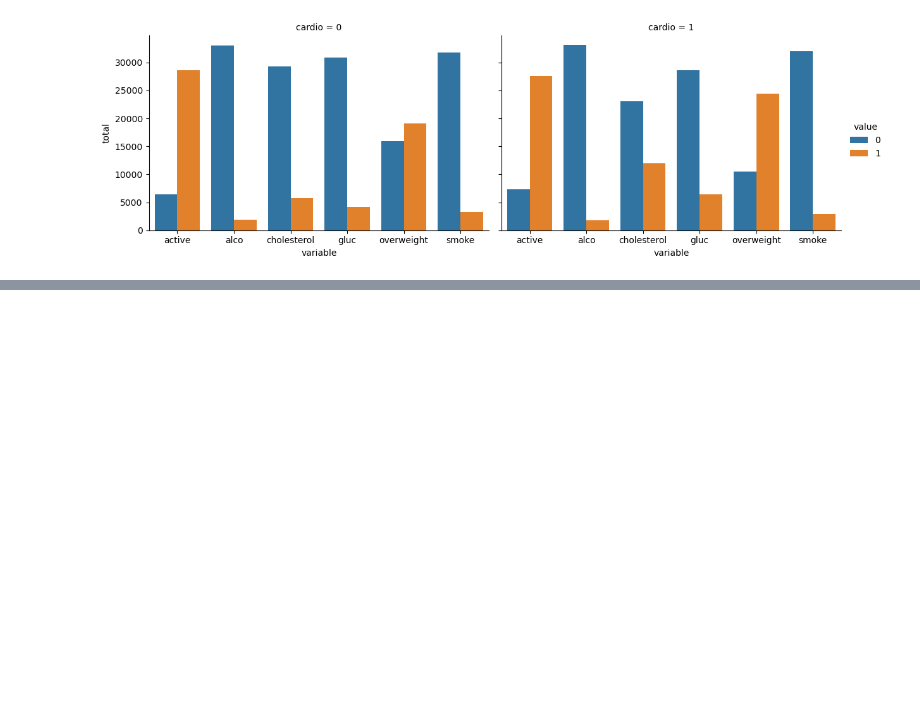
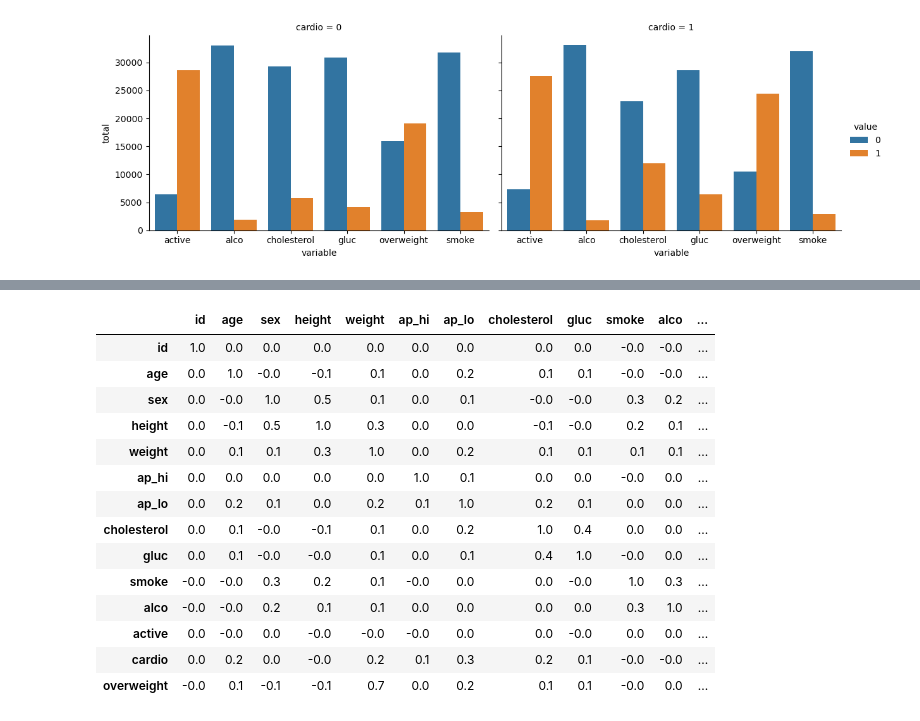
Before and after one commit to mikemilio/medical-data-visualiser, a Jupyter notebook: Untitled.ipynb, the cells around one changed output, grey strips where cells are left out. Cells and saved outputs as stored; diff of their text form; code cells hidden in the pictures; blank space fills up the shorter version.

```diff
--- a/Untitled.ipynb
+++ b/Untitled.ipynb
@@ -43,7 +45,8 @@ memory usage: 6.9 MB
 #### q2
 Add an overweight column to the data. To determine if a person is overweight, first calculate their BMI by dividing their weight in kilograms by the square of their height in meters. If that value is > 25 then the person is overweight. Use the value 0 for NOT overweight and the value 1 for overweight.
 # %%
-df['overweight'] = df[['weight', 'height']].apply(lambda x: 1 if x[0] / ( (x[1] / 100) ** 2 ) > 25 else 0, axis=1)
+# df['overweight'] = df[['weight', 'height']].apply(lambda x: 1 if x[0] / ( (x[1] / 100) ** 2 ) > 25 else 0, axis=1)
+df['overweight'] = ( (df['weight'] / ( (df['height'] / 100)**2) ) >= 25 ).astype(int)
 df.head()
 # %% [output]
 |  | age | sex | height | weight | ap_hi | ap_lo | cholesterol | gluc | smoke | alco | active | ... |
@@ -57,8 +60,12 @@ df.head()
 #### q3
 Normalize data by making 0 always good and 1 always bad. If the value of cholesterol or gluc is 1, set the value to 0. If the value is more than 1, set the value to 1.
 # %%
-df['cholesterol'] = df['cholesterol'].apply(lambda x: 0 if x == 1 else 1 )
-df['gluc'] = df['gluc'].apply(lambda x: 0 if x == 1 else 1 )
+# df['cholesterol'] = df['cholesterol'].apply(lambda x: 0 if x == 1 else 1 )
+df['cholesterol'] = (df['cholesterol'] > 1).astype(int)
+
+# df['gluc'] = df['gluc'].apply(lambda x: 0 if x == 1 else 1 )
+df['gluc'] = (df['gluc'] > 1).astype(int)
+
 df.head()
 # %% [output]
 |  | age | sex | height | weight | ap_hi | ap_lo | cholesterol | gluc | smoke | alco | active | ... |
@@ -104,0 +136,19 @@ fig.savefig('catplot-mike.png')
+# %%
+corr = df_heat.corr().round(1)
+corr
+# %% [output]
+|  | id | age | sex | height | weight | ap_hi | ap_lo | cholesterol | gluc | smoke | alco | ... |
+| id | 1.0 | 0.0 | 0.0 | 0.0 | 0.0 | 0.0 | 0.0 | 0.0 | 0.0 | -0.0 | -0.0 | ... |
+| age | 0.0 | 1.0 | -0.0 | -0.1 | 0.1 | 0.0 | 0.2 | 0.1 | 0.1 | -0.0 | -0.0 | ... |
+| sex | 0.0 | -0.0 | 1.0 | 0.5 | 0.1 | 0.0 | 0.1 | -0.0 | -0.0 | 0.3 | 0.2 | ... |
+| height | 0.0 | -0.1 | 0.5 | 1.0 | 0.3 | 0.0 | 0.0 | -0.1 | -0.0 | 0.2 | 0.1 | ... |
+| weight | 0.0 | 0.1 | 0.1 | 0.3 | 1.0 | 0.0 | 0.2 | 0.1 | 0.1 | 0.1 | 0.1 | ... |
+| ap_hi | 0.0 | 0.0 | 0.0 | 0.0 | 0.0 | 1.0 | 0.1 | 0.0 | 0.0 | -0.0 | 0.0 | ... |
+| ap_lo | 0.0 | 0.2 | 0.1 | 0.0 | 0.2 | 0.1 | 1.0 | 0.2 | 0.1 | 0.0 | 0.0 | ... |
+| cholesterol | 0.0 | 0.1 | -0.0 | -0.1 | 0.1 | 0.0 | 0.2 | 1.0 | 0.4 | 0.0 | 0.0 | ... |
+| gluc | 0.0 | 0.1 | -0.0 | -0.0 | 0.1 | 0.0 | 0.1 | 0.4 | 1.0 | -0.0 | 0.0 | ... |
+| smoke | -0.0 | -0.0 | 0.3 | 0.2 | 0.1 | -0.0 | 0.0 | 0.0 | -0.0 | 1.0 | 0.3 | ... |
+| alco | -0.0 | -0.0 | 0.2 | 0.1 | 0.1 | 0.0 | 0.0 | 0.0 | 0.0 | 0.3 | 1.0 | ... |
+| active | 0.0 | -0.0 | 0.0 | -0.0 | -0.0 | -0.0 | 0.0 | 0.0 | -0.0 | 0.0 | 0.0 | ... |
+| cardio | 0.0 | 0.2 | 0.0 | -0.0 | 0.2 | 0.1 | 0.3 | 0.2 | 0.1 | -0.0 | -0.0 | ... |
+| overweight | -0.0 | 0.1 | -0.1 | -0.1 | 0.7 | 0.0 | 0.2 | 0.1 | 0.1 | -0.0 | 0.0 | ... |
```
Also changed, not shown: parts of 10 cells of this notebook, 4 other files.
